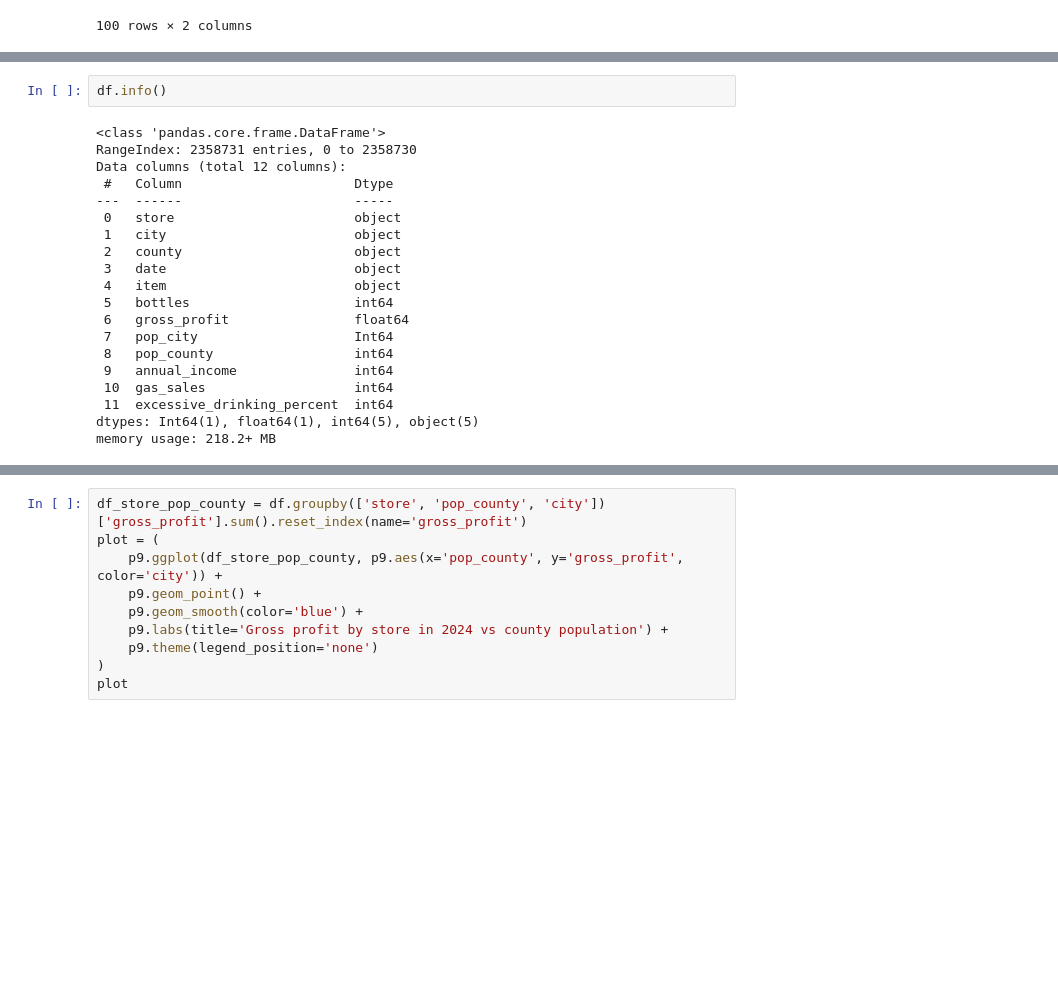
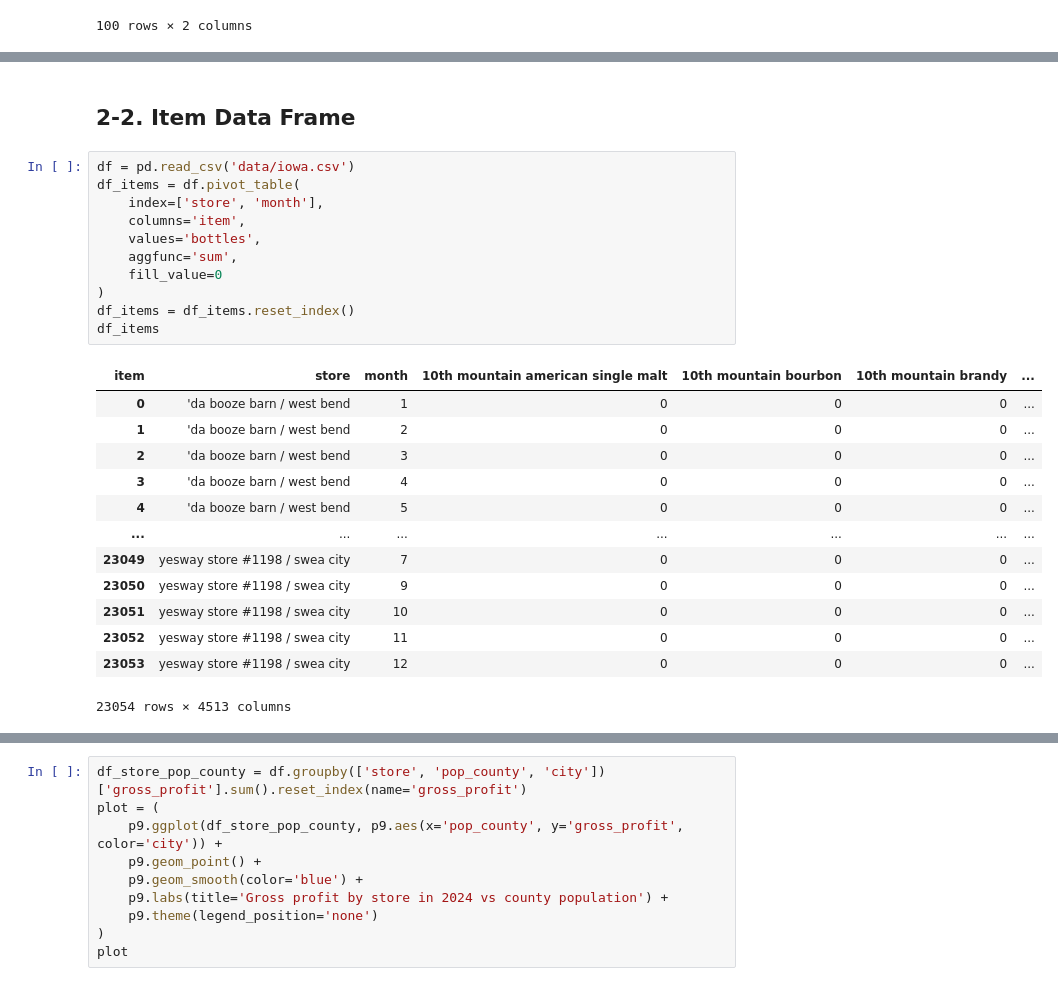
Before and after one commit to advanced-computing/fred-naga-lab2, a Jupyter notebook: iowa_liquor_naga.ipynb, the cells around one changed output, grey strips where cells are left out. Drawn from its saved outputs; the diff is of its cells as text; blank space fills up the shorter version.

```diff
--- a/iowa_liquor_naga.ipynb
+++ b/iowa_liquor_naga.ipynb
@@ -358,22 +391,27 @@ df
-# %%
-df.info()
-# %% [output]
-<class 'pandas.core.frame.DataFrame'>
-RangeIndex: 2358731 entries, 0 to 2358730
-Data columns (total 12 columns):
- #   Column                      Dtype
----  ------                      -----
- 0   store                       object
- 1   city                        object
- 2   county                      object
- 3   date                        object
- 4   item                        object
- 5   bottles                     int64
- 6   gross_profit                float64
- 7   pop_city                    Int64
- 8   pop_county                  int64
- 9   annual_income               int64
- 10  gas_sales                   int64
- 11  excessive_drinking_percent  int64
-dtypes: Int64(1), float64(1), int64(5), object(5)
-memory usage: 218.2+ MB
+# %% [markdown]
+## 2-2. Item Data Frame
+# %%
+df = pd.read_csv('data/iowa.csv')
+df_items = df.pivot_table(
+    index=['store', 'month'],
+    columns='item',
+    values='bottles',
+    aggfunc='sum',
+    fill_value=0
+)
+df_items = df_items.reset_index()
+df_items
+# %% [output]
+| item | store | month | 10th mountain american single malt | 10th mountain bourbon | 10th mountain brandy | ... |
+| 0 | 'da booze barn / west bend | 1 | 0 | 0 | 0 | ... |
+| 1 | 'da booze barn / west bend | 2 | 0 | 0 | 0 | ... |
+| 2 | 'da booze barn / west bend | 3 | 0 | 0 | 0 | ... |
+| 3 | 'da booze barn / west bend | 4 | 0 | 0 | 0 | ... |
+| 4 | 'da booze barn / west bend | 5 | 0 | 0 | 0 | ... |
+| ... | ... | ... | ... | ... | ... | ... |
+| 23049 | yesway store #1198 / swea city | 7 | 0 | 0 | 0 | ... |
+| 23050 | yesway store #1198 / swea city | 9 | 0 | 0 | 0 | ... |
+| 23051 | yesway store #1198 / swea city | 10 | 0 | 0 | 0 | ... |
+| 23052 | yesway store #1198 / swea city | 11 | 0 | 0 | 0 | ... |
+| 23053 | yesway store #1198 / swea city | 12 | 0 | 0 | 0 | ... |
+23054 rows × 4513 columns
```
Also changed, not shown: parts of 11 cells of this notebook, 2 other files.
